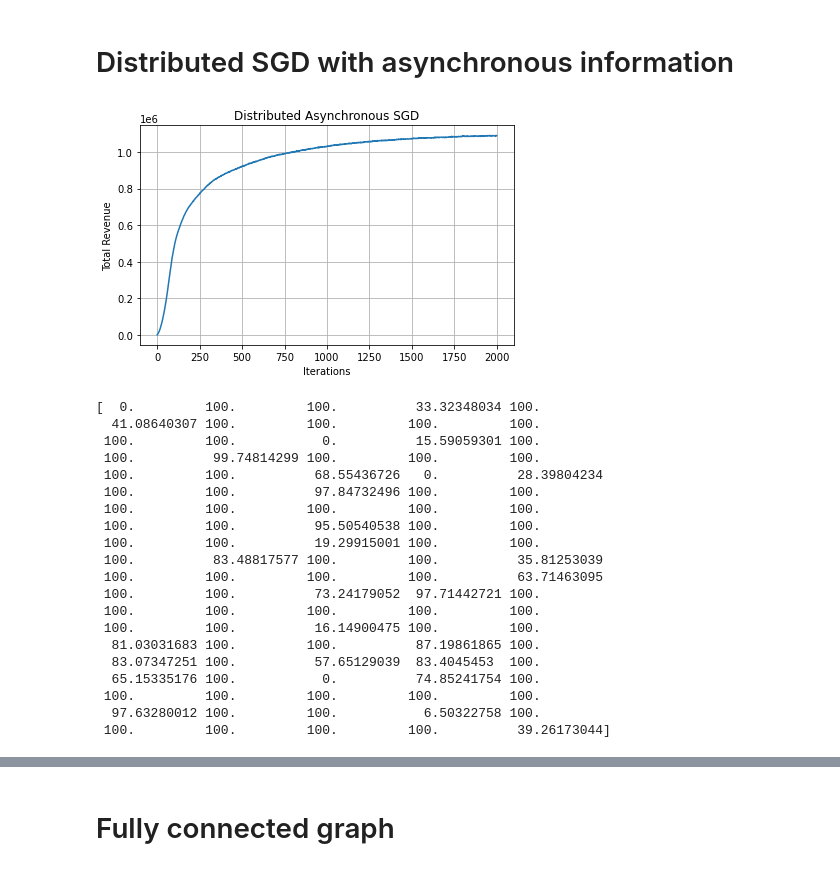
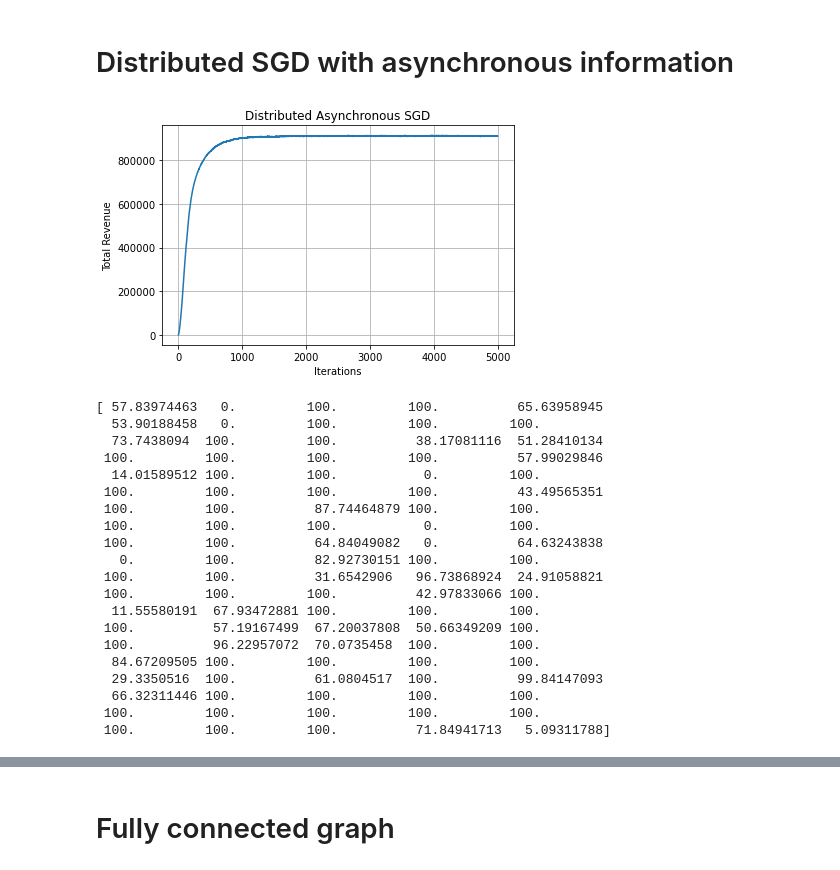
Before and after one commit to evanjfaulkner/Distributed-Opt, a Jupyter notebook: distributed_bertrand.ipynb, the cells around one changed output, grey strips where cells are left out. Cells and saved outputs as stored; diff of their text form; code cells hidden in the pictures.

Commit message:
graph update

```diff
--- a/distributed_bertrand.ipynb
+++ b/distributed_bertrand.ipynb
@@ -81,7 +81,7 @@ step = 1e-2  # Step size
 p_max = n  # Set maximum price
 rev = []
 x_hist = []
-iterations = 2000
+iterations = 5000
 
 # Run centralized GD
 for i in trange(iterations):
@@ -144,7 +144,7 @@ step = 1e-2  # Step size
 p_max = n  # Set maximum price
 rev_cent = []
 x_hist = []
-iterations = 2000
+iterations = 5000
 
 for i in trange(iterations):
     xi = n+np.random.randn(1)
@@ -214,61 +214,61 @@ step = 1e-2  # Step size
 p_max = n  # Set maximum price
 rev_dist = []
 x_dist_hist = []
-iterations = 2000
+iterations = 5000
 
 for i in trange(iterations):
     xi = n+np.random.randn(1)
     for node in range(n):
         if not G.nodes[node]['informed']:
             xi_lst = []
             for neig in G.neighbors(node):
                 xi_lst.append(G.nodes[neig]['xi'])
             G.nodes[node]['xi'] = sum(xi_lst)/len(xi_lst)
         else:
             G.nodes[node]['xi'] = xi
     x_dist_hist.append(X.copy().T)
     X = np.dot(P,X)
     temp = []
     for j in range(n):
         xi_j = G.nodes[j]['xi']
         X[j] += step*grad_revenue(X[j],theta,xi_j)
         temp.append(total_revenue(X[j],theta,xi_j))
     rev_dist.append(sum(temp)/len(temp))
     X = np.clip(X,0,p_max)
 
 plt.figure()
 plt.plot(rev_dist)
 plt.grid()
 plt.title('Distributed Asynchronous SGD')
 plt.xlabel('Iterations')
 plt.ylabel('Total Revenue')
 plt.tight_layout()
 plt.savefig('./figures/dist_sgd_async.png')
 plt.show()
 
 print(np.mean(X,axis=0))
 # %% [output]
-[figure, old version]
+[figure, new version]
-[  0.         100.         100.          33.32348034 100.
-  41.08640307 100.         100.         100.         100.
- 100.         100.           0.          15.59059301 100.
- 100.          99.74814299 100.         100.         100.
- 100.         100.          68.55436726   0.          28.39804234
- 100.         100.          97.84732496 100.         100.
+[ 57.83974463   0.         100.         100.          65.63958945
+  53.90188458   0.         100.         100.         100.
+  73.7438094  100.         100.          38.17081116  51.28410134
+ 100.         100.         100.         100.          57.99029846
+  14.01589512 100.         100.           0.         100.
+ 100.         100.         100.         100.          43.49565351
+ 100.         100.          87.74464879 100.         100.
+ 100.         100.         100.           0.         100.
+ 100.         100.          64.84049082   0.          64.63243838
+   0.         100.          82.92730151 100.         100.
+ 100.         100.          31.6542906   96.73868924  24.91058821
+ 100.         100.         100.          42.97833066 100.
+  11.55580191  67.93472881 100.         100.         100.
+ 100.          57.19167499  67.20037808  50.66349209 100.
+ 100.          96.22957072  70.0735458  100.         100.
+  84.67209505 100.         100.         100.         100.
+  29.3350516  100.          61.0804517  100.          99.84147093
+  66.32311446 100.         100.         100.         100.
  100.         100.         100.         100.         100.
- 100.         100.          95.50540538 100.         100.
- 100.         100.          19.29915001 100.         100.
- 100.          83.48817577 100.         100.          35.81253039
- 100.         100.         100.         100.          63.71463095
- 100.         100.          73.24179052  97.71442721 100.
- 100.         100.         100.         100.         100.
- 100.         100.          16.14900475 100.         100.
-  81.03031683 100.         100.          87.19861865 100.
-  83.07347251 100.          57.65129039  83.4045453  100.
-  65.15335176 100.           0.          74.85241754 100.
- 100.         100.         100.         100.         100.
-  97.63280012 100.         100.           6.50322758 100.
- 100.         100.         100.         100.          39.26173044]
+ 100.         100.         100.          71.84941713   5.09311788]
 # %%
 print(f'error = {la.norm(x-np.mean(X,axis=0))**2}')
 # %% [output]
```
Also changed, not shown: parts of 10 cells of this notebook, 5 other files.
